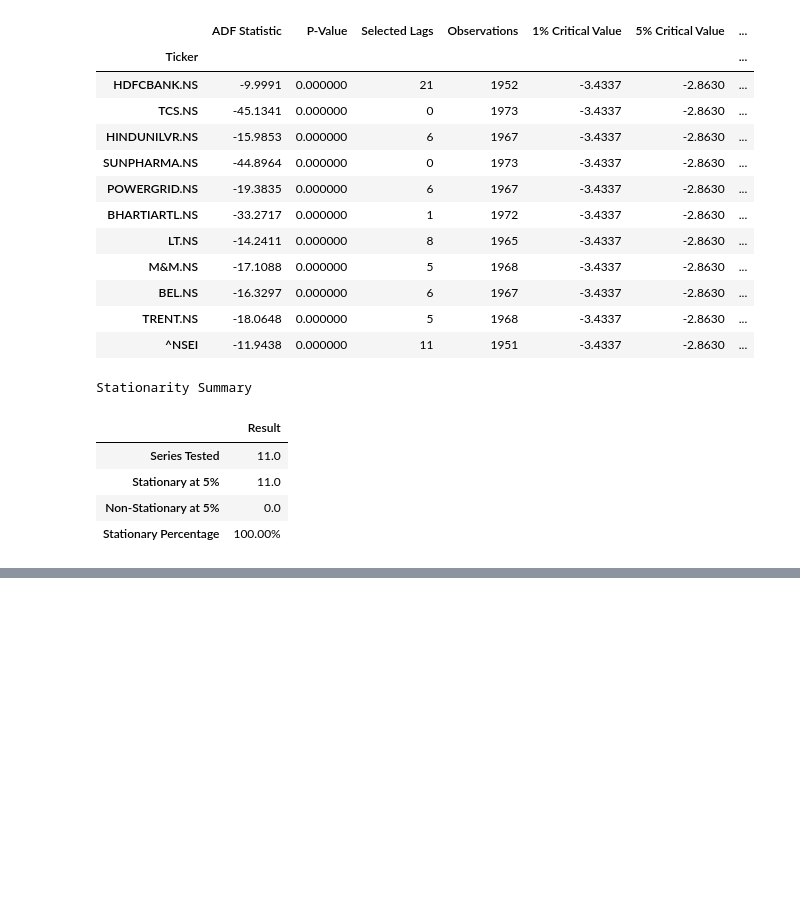
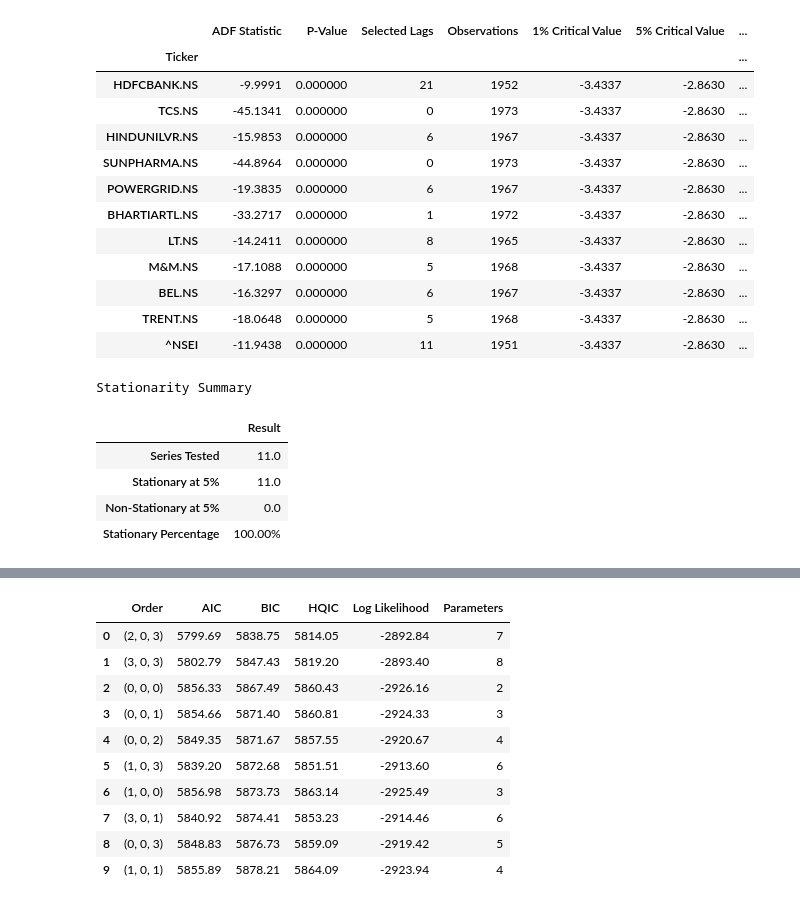
Before and after one commit to Rohil121/bharat-portfolio-lab, a Jupyter notebook: notebooks/04_forecasting_risk_models.ipynb, the cells around one changed output, grey strips where cells are left out. Saved outputs shown, nothing was run; the diff lists cells and outputs as text; code cells hidden in the pictures; blank space fills up the shorter version.

Commit message:
Select development-period ARIMA order

```diff
--- a/notebooks/04_forecasting_risk_models.ipynb
+++ b/notebooks/04_forecasting_risk_models.ipynb
@@ -591,0 +772,66 @@ Stationarity Summary
+# %%
+# ---------------------------------------------------------
+# Nifty 50 development-period ARIMA selection
+# ---------------------------------------------------------
+
+benchmark_arima_selection = select_arima_order(
+    time_series=development_log_returns[
+        DEFAULT_BENCHMARK_TICKER
+    ],
+    p_values=range(0, 4),
+    q_values=range(0, 4),
+    selection_criterion="BIC",
+)
+
+benchmark_arima_order = (
+    benchmark_arima_selection[
+        "Selected Order"
+    ]
+)
+
+benchmark_arima_ranking = (
+    benchmark_arima_selection[
+        "Ranked Results"
+    ]
+)
+
+print("Nifty 50 ARIMA Order Selection")
+print("-" * 60)
+print(
+    "Selected order:",
+    benchmark_arima_order,
+)
+print(
+    "Selection criterion:",
+    benchmark_arima_selection[
+        "Selection Criterion"
+    ],
+)
+print(
+    "Successful candidate models:",
+    len(benchmark_arima_ranking),
+)
+
+display(
+    benchmark_arima_ranking[
+        [
+            "Order",
+            "AIC",
+            "BIC",
+            "HQIC",
+            "Log Likelihood",
+            "Parameters",
+        ]
+    ]
+    .head(10)
+    .style.format(
+        {
+            "AIC": "{:.2f}",
+            "BIC": "{:.2f}",
+            "HQIC": "{:.2f}",
+            "Log Likelihood": "{:.2f}",
+            "Parameters": "{:.0f}",
+        }
+    )
+)
+# %% [output]
@@ -591,0 +843,11 @@ Stationarity Summary
+|  | Order | AIC | BIC | HQIC | Log Likelihood | Parameters |
+| 0 | (2, 0, 3) | 5799.69 | 5838.75 | 5814.05 | -2892.84 | 7 |
+| 1 | (3, 0, 3) | 5802.79 | 5847.43 | 5819.20 | -2893.40 | 8 |
+| 2 | (0, 0, 0) | 5856.33 | 5867.49 | 5860.43 | -2926.16 | 2 |
+| 3 | (0, 0, 1) | 5854.66 | 5871.40 | 5860.81 | -2924.33 | 3 |
+| 4 | (0, 0, 2) | 5849.35 | 5871.67 | 5857.55 | -2920.67 | 4 |
+| 5 | (1, 0, 3) | 5839.20 | 5872.68 | 5851.51 | -2913.60 | 6 |
+| 6 | (1, 0, 0) | 5856.98 | 5873.73 | 5863.14 | -2925.49 | 3 |
+| 7 | (3, 0, 1) | 5840.92 | 5874.41 | 5853.23 | -2914.46 | 6 |
+| 8 | (0, 0, 3) | 5848.83 | 5876.73 | 5859.09 | -2919.42 | 5 |
+| 9 | (1, 0, 1) | 5855.89 | 5878.21 | 5864.09 | -2923.94 | 4 |
```
Also changed, not shown: parts of 3 cells of this notebook.
